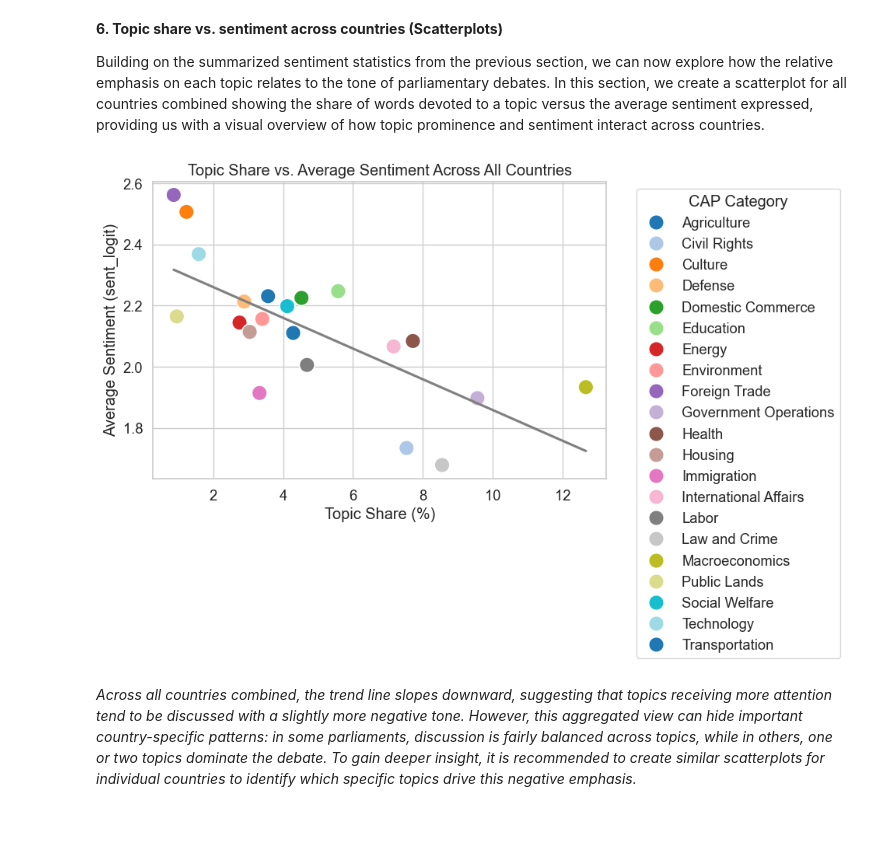
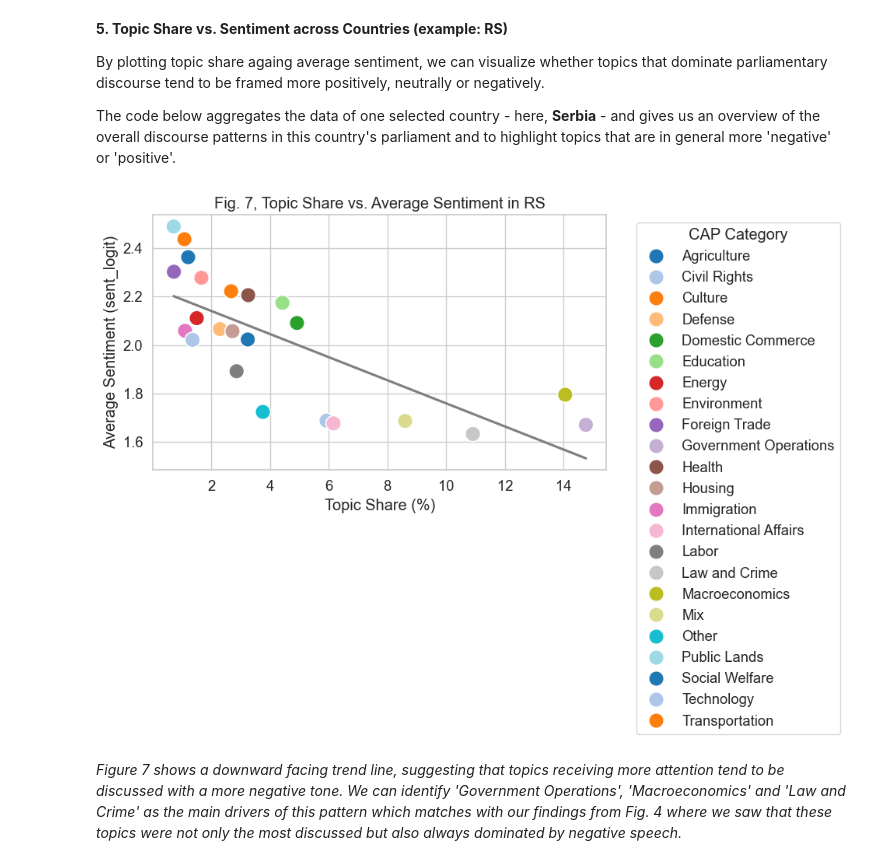
Before and after one commit to clarinsi/ParlaCAP-Analysis-Tutorials, a Jupyter notebook: Tutorial 2 - Calculating Topic and Sentiment Distributions.ipynb, the cells around one changed output. Drawn from its saved outputs; the diff is of its cells as text; code cells hidden in the pictures; blank space fills up the shorter version.

```diff
--- a/Tutorial 2 - Calculating Topic and Sentiment Distributions.ipynb
+++ b/Tutorial 2 - Calculating Topic and Sentiment Distributions.ipynb
@@ -46,7 +43,7 @@ while True:
     except OverflowError:
         max_int = max_int // 10
 
-countries = ["AT", "BA", "BE", "BG", "CZ", "DK", "EE", "ES-CT", "ES-GA", "ES-PV",
+countries = ["AT", "BA", "BE", "BG", "CZ", "DK", "EE", "ES", "ES-CT", "ES-GA", "ES-PV",
              "FR", "GB", "GR", "HR", "HU", "IS", "IT", "LV",
              "NL", "NO", "PL", "PT", "RS", "SE", "SI", "TR", "UA"] #change country codes according to your available datasets
 
@@ -121,4 +116 @@ All filtered: (4565042, 21)
-# %%
-filtered_all = filtered_all[~filtered_all["CAP_category"].isin(["Mix", "Other"])]
-filtered_all["CAP_category"] = filtered_all["CAP_category"].cat.remove_unused_categories()
 # %% [markdown]
@@ -429,50 +509,63 @@ TSV file saved as: avg_sentiment_by_country_topic.tsv
 # %% [markdown]
-**6. Topic share vs. sentiment across countries (Scatterplots)**
+**5. Topic Share vs. Sentiment across Countries (example: RS)**
 
-Building on the summarized sentiment statistics from the previous section, we can now explore how the relative emphasis on each topic relates to the tone of parliamentary debates. In this section, we create a scatterplot for all countries combined showing the share of words devoted to a topic versus the average sentiment expressed, providing us with a visual overview of how topic prominence and sentiment interact across countries.
+By plotting topic share againg average sentiment, we can visualize whether topics that dominate parliamentary discourse tend to be framed more positively, neutrally or negatively.
+
+The code below aggregates the data of one selected country - here, **Serbia** - and gives us an overview of the overall discourse patterns in this country's parliament and to highlight topics that are in general more 'negative' or 'positive'.
 # %%
-# ---- 1. Aggregate across all countries ----
-agg_all = (
-    filtered_all
+# ---- 1. Optional: Filter for a single country (e.g., Serbia = "RS") ----
+country_filter = "RS"   # set to None to use all countries
+if country_filter:
+    data_subset = filtered_all[filtered_all["country"] == country_filter].copy()
+else:
+    data_subset = filtered_all.copy()
+
+# ---- 2. Aggregate across all countries ----
+agg = (
+    data_subset
     .groupby("CAP_category")[["sent_logit", "word_count"]]
     .agg(mean_sent=("sent_logit", "mean"),
          total_words=("word_count", "sum"))
     .reset_index()
 )
 
-# ---- 2. Calculate topic share across all countries ----
-total_words_all = agg_all["total_words"].sum()
-agg_all["topic_share_pct"] = (agg_all["total_words"] / total_words_all) * 100
+# ---- 3. Calculate topic share across all countries ----
+total_words = agg["total_words"].sum()
+agg["topic_share_pct"] = (agg["total_words"] / total_words) * 100
 
-# ---- 3. Scatter plot ----
+# ---- 4. Scatter plot ----
 plt.figure(figsize=(10, 6))
 sns.scatterplot(
-    data=agg_all,
+    data=agg,
     x="topic_share_pct",
     y="mean_sent",
     hue="CAP_category",
     palette="tab20",
     s=200
 )
 
 # Optional: add regression line
 sns.regplot(
-    data=agg_all,
+    data=agg,
     x="topic_share_pct",
     y="mean_sent",
     scatter=False,
     ci=None,
     color="gray"
 )
 
-plt.title("Topic Share vs. Average Sentiment Across All Countries")
+title = (
+    f"Fig. 7, Topic Share vs. Average Sentiment in {country_filter}"
+    if country_filter else "Topic Share vs. Average Sentiment Across All Countries"
+)
+plt.title(title)
 plt.xlabel("Topic Share (%)")
 plt.ylabel("Average Sentiment (sent_logit)")
 plt.legend(title="CAP Category", bbox_to_anchor=(1.05, 1), loc='upper left')
 plt.tight_layout()
 plt.show()
 # %% [output]
-[figure, old version]
+[figure, new version]
 # %% [markdown]
-*Across all countries combined, the trend line slopes downward, suggesting that topics receiving more attention tend to be discussed with a slightly more negative tone. However, this aggregated view can hide important country-specific patterns: in some parliaments, discussion is fairly balanced across topics, while in others, one or two topics dominate the debate. To gain deeper insight, it is recommended to create similar scatterplots for individual countries to identify which specific topics drive this negative emphasis.*
+*Figure 7 shows a downward facing trend line, suggesting that topics receiving more attention tend to be discussed with a more negative tone. We can identify 'Government Operations', 'Macroeconomics' and 'Law and Crime' as the main drivers of this pattern which matches with our findings from Fig. 4 where we saw that these topics were not only the most discussed but also always dominated by negative speech.*
 # %% [markdown]
```
Also changed, not shown: parts of 33 cells of this notebook, 9 other files.
